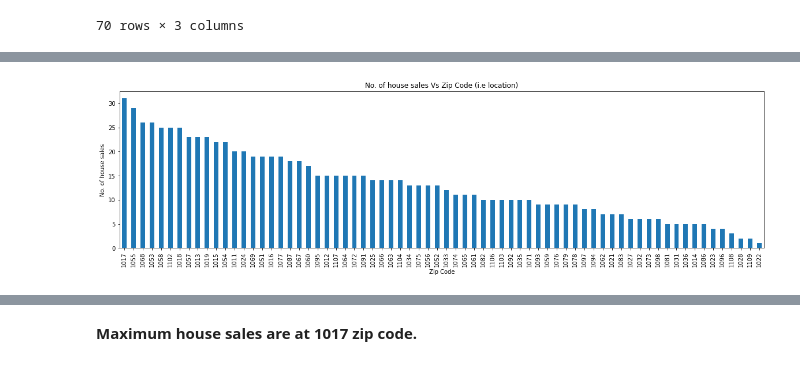
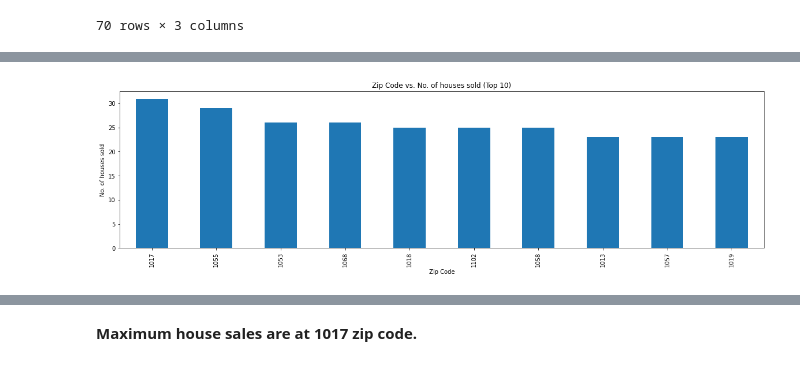
Before and after one commit to kuntala-c/Amsterdam-Housing-Price-Analysis, a Jupyter notebook: Amsterdam_Housing_Price_Analysis.ipynb, the cells around one changed output, grey strips where cells are left out. Drawn from its saved outputs; the diff is of its cells as text; code cells hidden in the pictures.

Commit message:
top and bottom 10 bar charts added

```diff
--- a/Amsterdam_Housing_Price_Analysis.ipynb
+++ b/Amsterdam_Housing_Price_Analysis.ipynb
@@ -533,12 +533,11 @@ Zip_number
 1022     1
 Name: Address, Length: 70, dtype: int64
 # %%
-# Number of house sales Vs Zip Code (i.e location)
-df7.groupby(['Zip_number']).Address.count().sort_values(ascending = False).plot(figsize=(20, 5),kind="bar")
+df7_Top10=df7.groupby(['Zip_number']).Address.count().sort_values(ascending = False)[:10]
+df7_Top10.plot(figsize=(20, 5),kind="bar")
 plt.xlabel("Zip Code")
-plt.ylabel("No. of house sales")
-plt.title("No. of house sales Vs Zip Code (i.e location)")
-# plt.legend()
+plt.ylabel("No. of houses sold")
+plt.title("Zip Code vs. No. of houses sold (Top 10)")
 plt.show()
 # %% [output]
-[figure, old version]
+[figure, new version]
```
Also changed, not shown: parts of 14 cells of this notebook.
